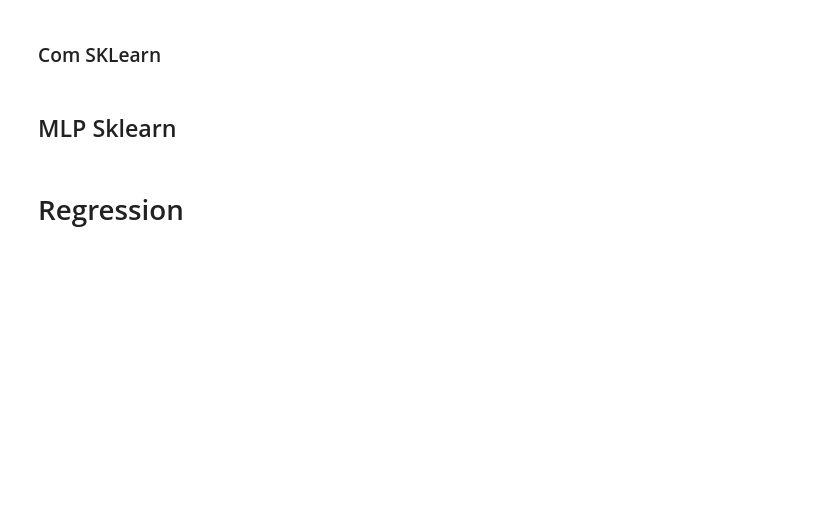
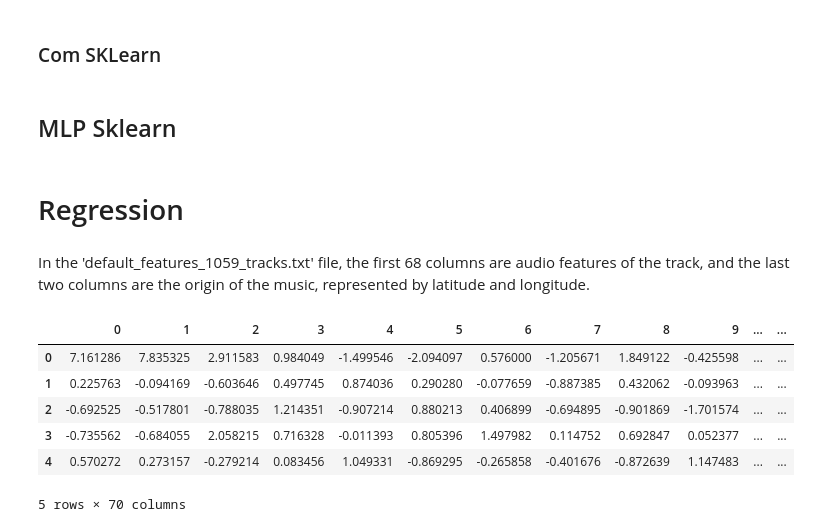
Before and after one commit to mbotarro/neuralnetworks, a Jupyter notebook: Projetos/Projeto 1/Projeto 1_Moises.ipynb, the cells around one changed output. Saved outputs shown, nothing was run; the diff lists cells and outputs as text; code cells hidden in the pictures; blank space fills up the shorter version.

```diff
--- a/Projetos/Projeto 1/Projeto 1_Moises.ipynb
+++ b/Projetos/Projeto 1/Projeto 1_Moises.ipynb
@@ -495,3 +623,16 @@ from sklearn.metrics import accuracy_score
 accuracy_score(np.array(mapped_classes), predicted)
 # %% [markdown]
 # Regression
+# %% [markdown]
+In the 'default_features_1059_tracks.txt' file, the first 68 columns are audio features of the track, and the last two columns are the origin of the music, represented by latitude and longitude.
+# %%
+df = pd.read_csv('default_features_1059_tracks.txt', header=None)
+df.head(5)
+# %% [output]
+|  | 0 | 1 | 2 | 3 | 4 | 5 | 6 | 7 | 8 | 9 | ... | ... |
+| 0 | 7.161286 | 7.835325 | 2.911583 | 0.984049 | -1.499546 | -2.094097 | 0.576000 | -1.205671 | 1.849122 | -0.425598 | ... | ... |
+| 1 | 0.225763 | -0.094169 | -0.603646 | 0.497745 | 0.874036 | 0.290280 | -0.077659 | -0.887385 | 0.432062 | -0.093963 | ... | ... |
+| 2 | -0.692525 | -0.517801 | -0.788035 | 1.214351 | -0.907214 | 0.880213 | 0.406899 | -0.694895 | -0.901869 | -1.701574 | ... | ... |
+| 3 | -0.735562 | -0.684055 | 2.058215 | 0.716328 | -0.011393 | 0.805396 | 1.497982 | 0.114752 | 0.692847 | 0.052377 | ... | ... |
+| 4 | 0.570272 | 0.273157 | -0.279214 | 0.083456 | 1.049331 | -0.869295 | -0.265858 | -0.401676 | -0.872639 | 1.147483 | ... | ... |
+5 rows × 70 columns
```
Also changed, not shown: parts of 28 cells of this notebook.
